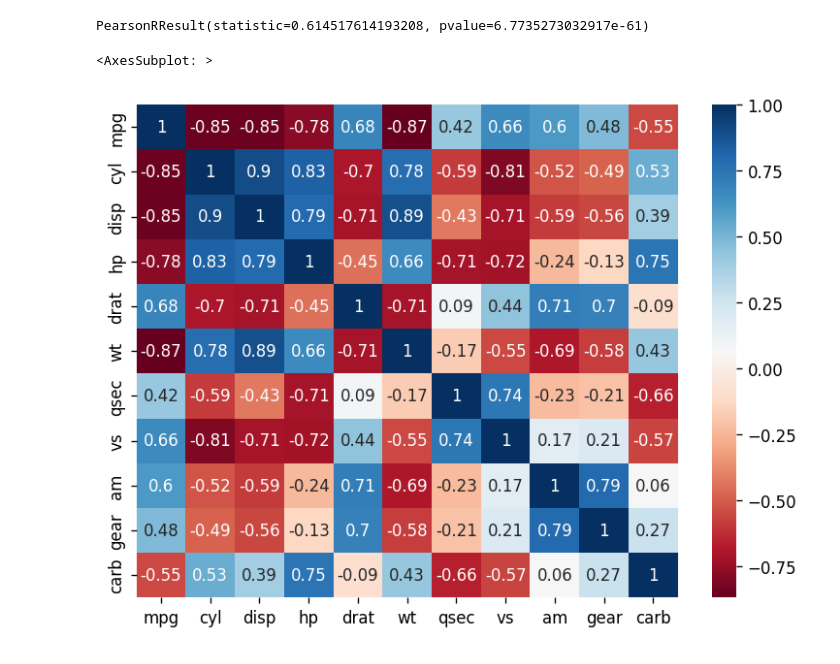
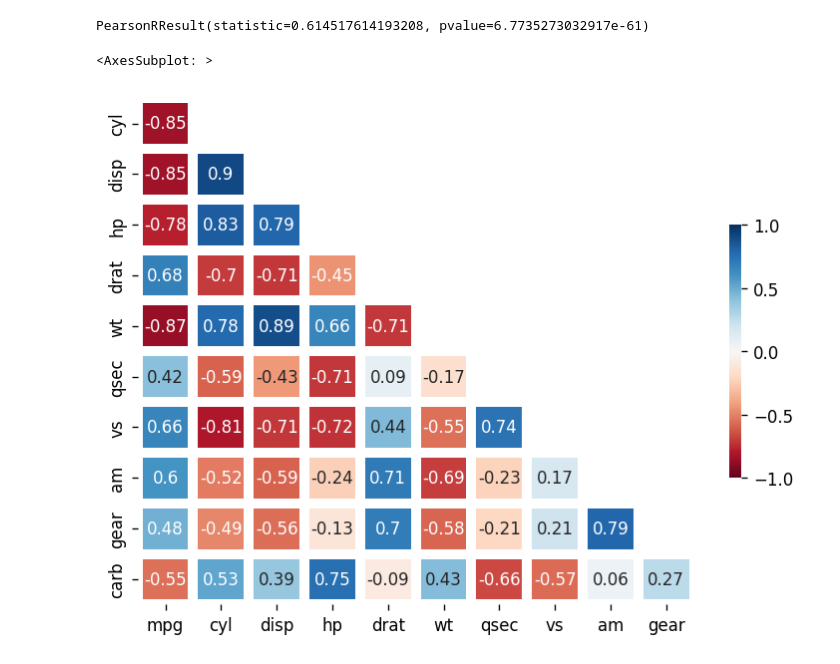
Before and after one commit to maeseok/Data-Analysis, a Jupyter notebook: stat.ipynb, the cells around one changed output. Saved outputs shown, nothing was run; the diff lists cells and outputs as text; code cells hidden in the pictures.

```diff
--- a/stat.ipynb
+++ b/stat.ipynb
@@ -32,18 +32,21 @@ PearsonRResult(statistic=0.614517614193208, pvalue=6.7735273032917e-61)
 # %%
 import pandas as pd
 import matplotlib.pyplot as plt
 import seaborn as sns
 import numpy as np
 mt= pd.read_csv('mtcars.csv')
 #상관행렬 만들기
 mt_cor=mt.corr()
 #소수점 둘째 자리까지 반올림
 mt_cor=round(mt_cor,2)
 
 plt.rcParams.update({'figure.dpi':'120',
                      'figure.figsize':[7.5,5.5]})
 mask=np.zeros_like(mt_cor)
-sns.heatmap(mt_cor,annot=True,cmap='RdBu')
+mask[np.triu_indices_from(mask)]=1
+mask=mask[1:,:-1]
+mt_cor=mt_cor.iloc[1:,:-1]
+sns.heatmap(mt_cor,annot=True,cmap='RdBu', mask=mask,linewidths=6,vmax=1,vmin=-1,cbar_kws={"shrink":.5})
 # %% [output]
 <AxesSubplot: >
-[figure, old version]
+[figure, new version]
```
Also changed, not shown: 3 other files.
